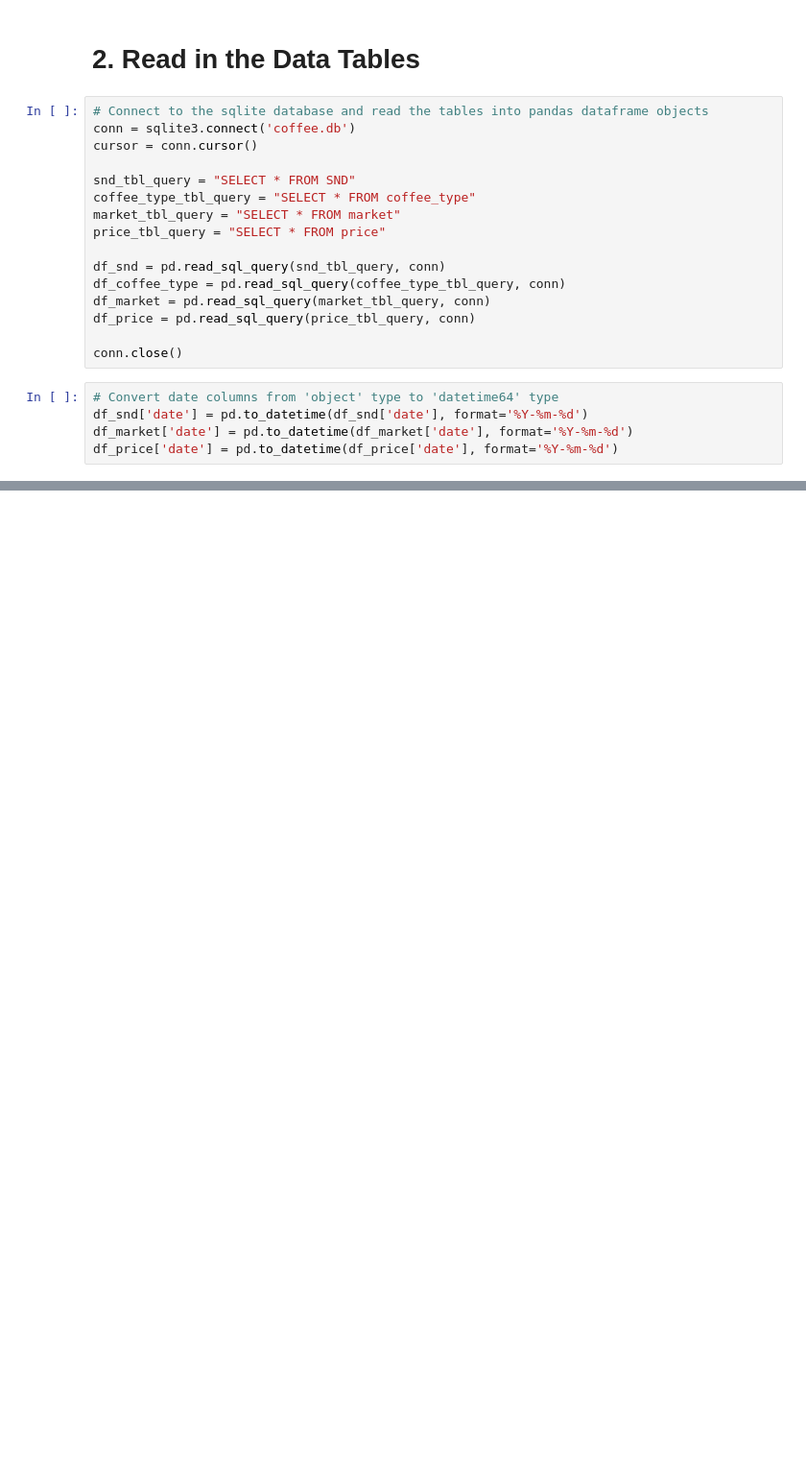
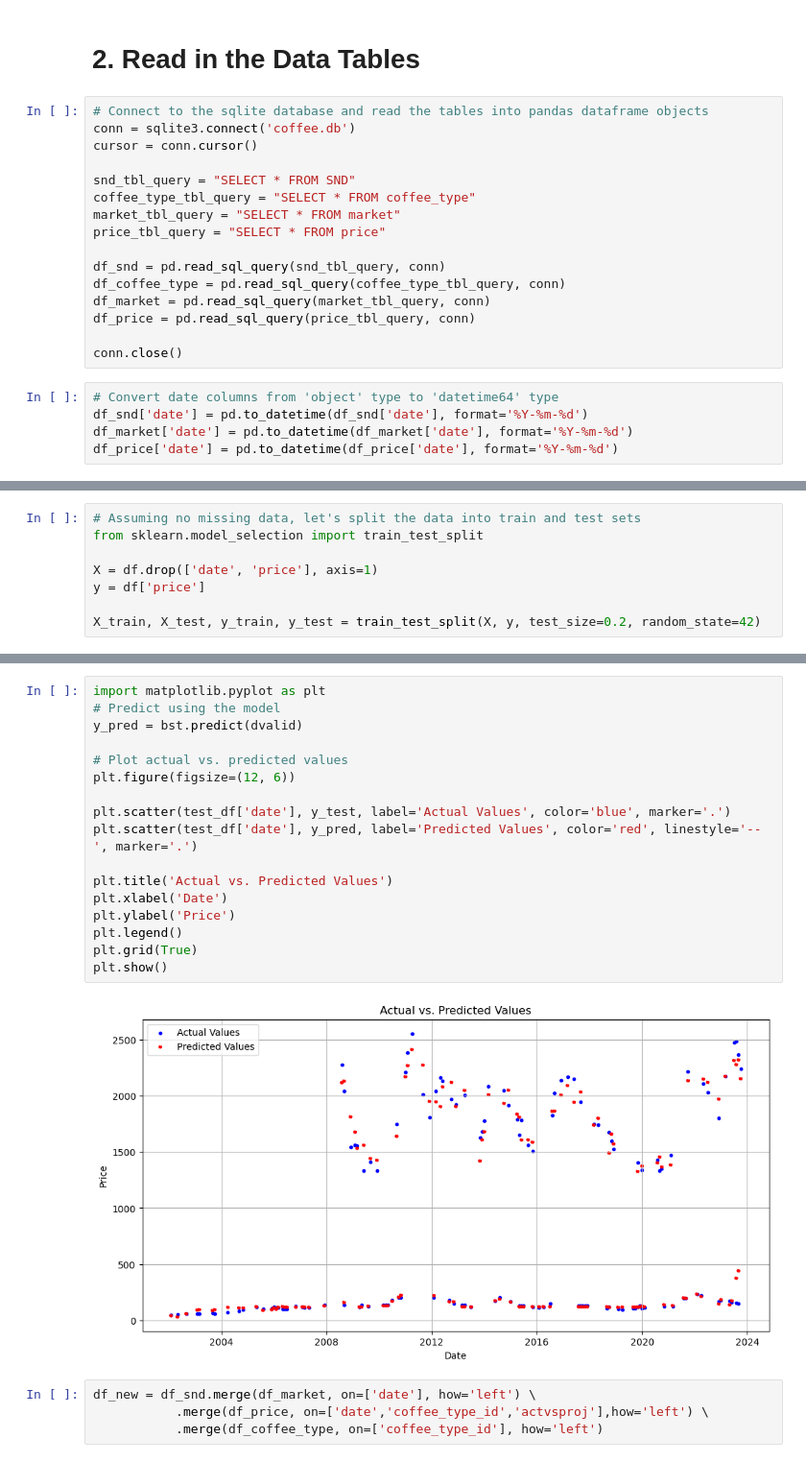
Before and after one commit to lneuendorf/LDC_Test, a Jupyter notebook: analysis.ipynb, the cells around one changed output, grey strips where cells are left out. Shown at 96% size. Drawn from its saved outputs; the diff is of its cells as text; blank space fills up the shorter version.

```diff
--- a/analysis.ipynb
+++ b/analysis.ipynb
@@ -28,0 +99,8 @@ df_price['date'] = pd.to_datetime(df_price['date'], format='%Y-%m-%d')
+# %%
+# Assuming no missing data, let's split the data into train and test sets
+from sklearn.model_selection import train_test_split
+
+X = df.drop(['date', 'price'], axis=1)
+y = df['price']
+
+X_train, X_test, y_train, y_test = train_test_split(X, y, test_size=0.2, random_state=42)
@@ -28,0 +277,23 @@ df_price['date'] = pd.to_datetime(df_price['date'], format='%Y-%m-%d')
+# %%
+import matplotlib.pyplot as plt
+# Predict using the model
+y_pred = bst.predict(dvalid)
+
+# Plot actual vs. predicted values
+plt.figure(figsize=(12, 6))
+
+plt.scatter(test_df['date'], y_test, label='Actual Values', color='blue', marker='.')
+plt.scatter(test_df['date'], y_pred, label='Predicted Values', color='red', linestyle='--', marker='.')
+
+plt.title('Actual vs. Predicted Values')
+plt.xlabel('Date')
+plt.ylabel('Price')
+plt.legend()
+plt.grid(True)
+plt.show()
+# %% [output]
+[figure, added]
+# %%
+df_new = df_snd.merge(df_market, on=['date'], how='left') \
+           .merge(df_price, on=['date','coffee_type_id','actvsproj'],how='left') \
+           .merge(df_coffee_type, on=['coffee_type_id'], how='left')
```
Also changed, not shown: parts of 19 cells of this notebook, 2 other files.
